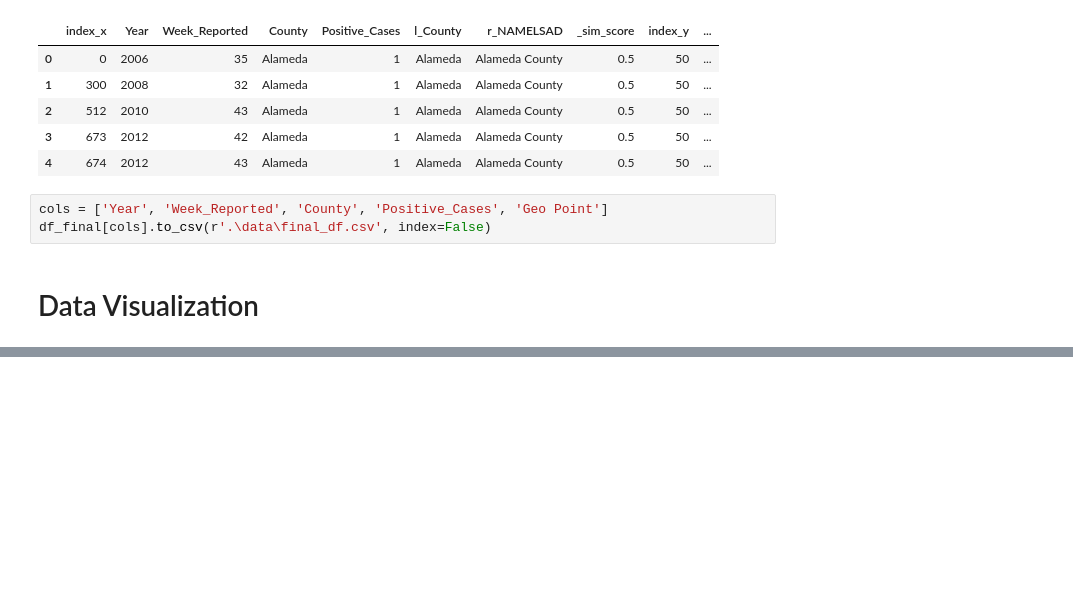
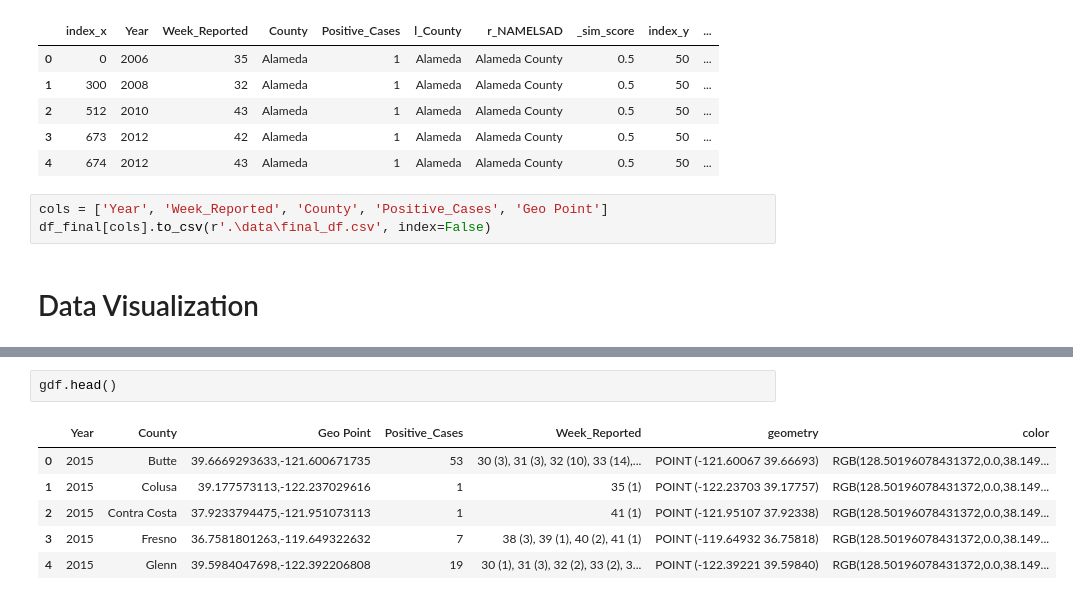
Before and after one commit to raulgiovannymartinez/Data-Visualization-DSE241, a Jupyter notebook: Exercise 7/Folium Python Exploration.ipynb, the cells around one changed output, grey strips where cells are left out. Drawn from its saved outputs; the diff is of its cells as text; blank space fills up the shorter version.

```diff
--- a/Exercise 7/Folium Python Exploration.ipynb
+++ b/Exercise 7/Folium Python Exploration.ipynb
@@ -152,0 +286,9 @@ df_final = pd.read_csv(r'.\data\final_df.csv')
+# %%
+gdf.head()
+# %% [output]
+|  | Year | County | Geo Point | Positive_Cases | Week_Reported | geometry | color |
+| 0 | 2015 | Butte | 39.6669293633,-121.600671735 | 53 | 30 (3), 31 (3), 32 (10), 33 (14),... | POINT (-121.60067 39.66693) | RGB(128.50196078431372,0.0,38.149... |
+| 1 | 2015 | Colusa | 39.177573113,-122.237029616 | 1 | 35 (1) | POINT (-122.23703 39.17757) | RGB(128.50196078431372,0.0,38.149... |
+| 2 | 2015 | Contra Costa | 37.9233794475,-121.951073113 | 1 | 41 (1) | POINT (-121.95107 37.92338) | RGB(128.50196078431372,0.0,38.149... |
+| 3 | 2015 | Fresno | 36.7581801263,-119.649322632 | 7 | 38 (3), 39 (1), 40 (2), 41 (1) | POINT (-119.64932 36.75818) | RGB(128.50196078431372,0.0,38.149... |
+| 4 | 2015 | Glenn | 39.5984047698,-122.392206808 | 19 | 30 (1), 31 (3), 32 (2), 33 (2), 3... | POINT (-122.39221 39.59840) | RGB(128.50196078431372,0.0,38.149... |
```
Also changed, not shown: parts of 28 cells of this notebook, 3 other files.
